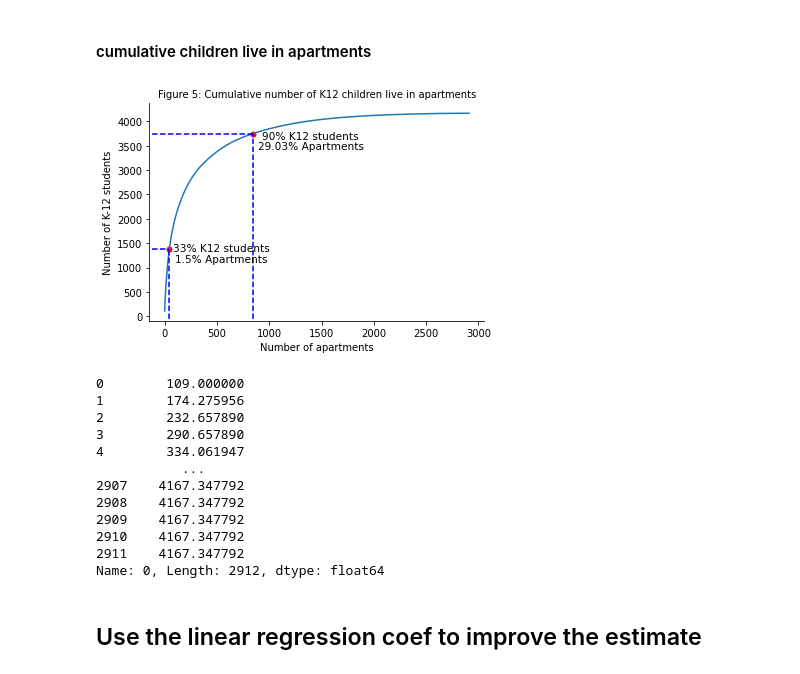
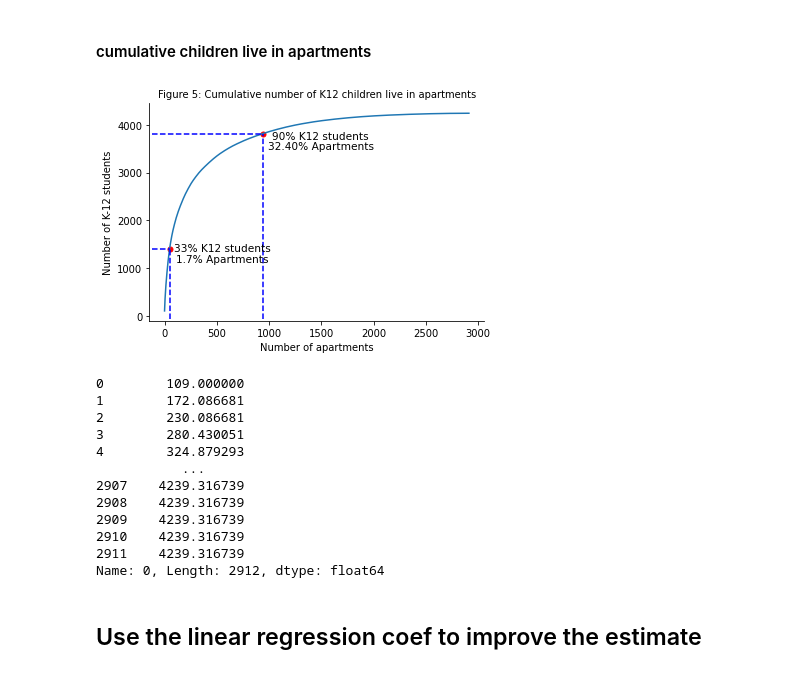
Before and after one commit to wesley0628/Internet-Access-Analysis, a Jupyter notebook: Internet_Access.ipynb, the cells around one changed output. Drawn from its saved outputs; the diff is of its cells as text; code cells hidden in the pictures.

Commit message:
apply average and tax average per bedroom, version 2.0

```diff
--- a/Internet_Access.ipynb
+++ b/Internet_Access.ipynb
@@ -45,7 +39,7 @@ average_bedroom = average_bedroom.groupby("PropertyUse", as_index=False).mean()
 average_bedroom["Bedrooms"] = round(average_bedroom["Bedrooms"])
 average_bedroom["Bedrooms"] = average_bedroom["Bedrooms"].astype(int)
 dict_average = dict(zip(average_bedroom['PropertyUse'],average_bedroom['Bedrooms']))
-dict_average["3 To 7 Unit"] = 8
+dict_average["3 To 7 Unit"] = 0
 residential_0_bedroom = residential_0_bedroom.dropna()
 def change_bedroom_for_0(df2):
     return dict_average[df2["PropertyUse"]]
@@ -61,11 +55,22 @@ commercial = commercial[commercial["Apartment"] == True]
 commercial = commercial.drop(columns= ["Apartment"])
 commercial_unit = commercial[commercial["PropertyUse"].str.contains("unit")]
 
-average_total =  residential_has_bedroom[["PropertyUse", "Bedrooms"]]
-average_total = average_total[average_total["PropertyUse"] != "Single family"]
-average_total = average_total["Bedrooms"]
-average_bedrooms_for_commercial = int(average_total.mean())
+bedroom_number = residential_has_bedroom[["PropertyUse", "Bedrooms"]].groupby("PropertyUse", as_index=False).count()
+# bedroom_number = bedroom_number.rename(columns={"Bedrooms": "numbers"})
+average_bedroom["numbers"] = bedroom_number["Bedrooms"]
+average_bedroom = average_bedroom[average_bedroom["PropertyUse"] != "Single family"]
+average_bedroom = average_bedroom[average_bedroom["PropertyUse"] != "2 Unit"]
+condo = average_bedroom[average_bedroom["PropertyUse"] == "Condominium"]
+other = average_bedroom[average_bedroom["PropertyUse"] != "Condominium"]
+condo["unit"] = condo["numbers"]
+
+def change_total_number(df):
+    return int(df["PropertyUse"][0]) * df["numbers"]
+other["unit"] = other.apply(lambda r:change_total_number(r), axis = 1)
+average_bedroom = pd.concat([other, condo])
+average_bedroom["total"] = average_bedroom["Bedrooms"] * average_bedroom["numbers"]
+average_total = sum(average_bedroom["total"])/sum(average_bedroom["unit"])
 
 def change_bedroom(df):
-    return int(df["PropertyUse"][:-15]) * average_bedrooms_for_commercial
+    return int(round(int(df["PropertyUse"][:-15]) * average_total))
 commercial_unit['Bedrooms']=commercial_unit.apply(lambda r:change_bedroom(r),axis=1)
@@ -380,52 +396,52 @@ block_with_apartment[block_with_apartment["GEO_ID"] == "1000000US550250024021020
 # %%
 Buildings = K12_df[["GEO_ID", "PropertyUse", "geometry", "Area", "K-12_by_point"]]
 Buildings = Buildings[Buildings["PropertyUse"] != "2 Unit"]
 Buildings = Buildings[Buildings["PropertyUse"] != "Single family"]
 Buildings = Buildings[Buildings["PropertyUse"] != "3 To 7 Unit"]
 Buildings = Buildings.drop_duplicates("geometry")
 Buildings = Buildings.sort_values(by=['K-12_by_point'], ascending=False)
 K12_data = np.array(Buildings["K-12_by_point"].tolist())
 cumulative = pd.DataFrame(K12_data.cumsum())
 plt.plot(cumulative)
 plt.axis('tight')
 plt.title("Figure 5: Cumulative number of K12 children live in apartments", fontsize=10)
 plt.xlabel("Number of apartments")
 plt.ylabel("Number of K-12 students")
-x_50 = 45.5
-y_50 = 1389
+x_50 = 50
+y_50 = 1413
 plt.scatter(x_50, y_50, s=25, c='r')
 plt.plot([-120, x_50], [y_50, y_50], c='b', linestyle='--')
 plt.plot([x_50, x_50], [-50, y_50], c='b', linestyle='--')
 plt.text(x_50+500, y_50-100, '33% K12 students', ha='center', va='bottom', fontsize=10.5)  # horizontal alignment
-plt.text(x_50+500, y_50-320, '1.5% Apartments', ha='center', va='bottom', fontsize=10.5)
+plt.text(x_50+500, y_50-320, '1.7% Apartments', ha='center', va='bottom', fontsize=10.5)
 
-x_90 = 845
-y_90 = 3750.3
+x_90 = 943
+y_90 = 3815.1
 plt.scatter(x_90, y_90, s=25, c='r')
 plt.plot([-120, x_90], [y_90, y_90], c='b', linestyle='--')
 plt.plot([x_90, x_90], [-50, y_90], c='b', linestyle='--')
 plt.text(x_90+550, y_90-150, '90% K12 students', ha='center', va='bottom', fontsize=10.5)  # horizontal alignment
-plt.text(x_90+550, y_90-370, '29.03% Apartments', ha='center', va='bottom', fontsize=10.5)
+plt.text(x_90+550, y_90-370, '32.40% Apartments', ha='center', va='bottom', fontsize=10.5)
 ax = plt.gca()
 ax.spines['top'].set_color('none')
 ax.spines['right'].set_color('none')
 plt.show()
 # %% [output]
-[figure, old version]
+[figure, new version]
 # %%
 cumulative[0]
 # %% [output]
 0        109.000000
-1        174.275956
-2        232.657890
-3        290.657890
-4        334.061947
+1        172.086681
+2        230.086681
+3        280.430051
+4        324.879293
            ...
-2907    4167.347792
-2908    4167.347792
-2909    4167.347792
-2910    4167.347792
-2911    4167.347792
+2907    4239.316739
+2908    4239.316739
+2909    4239.316739
+2910    4239.316739
+2911    4239.316739
 Name: 0, Length: 2912, dtype: float64
 # %% [markdown]
 ## Use the linear regression coef to improve the estimate
```
Also changed, not shown: parts of 16 cells of this notebook, 1 other file.
